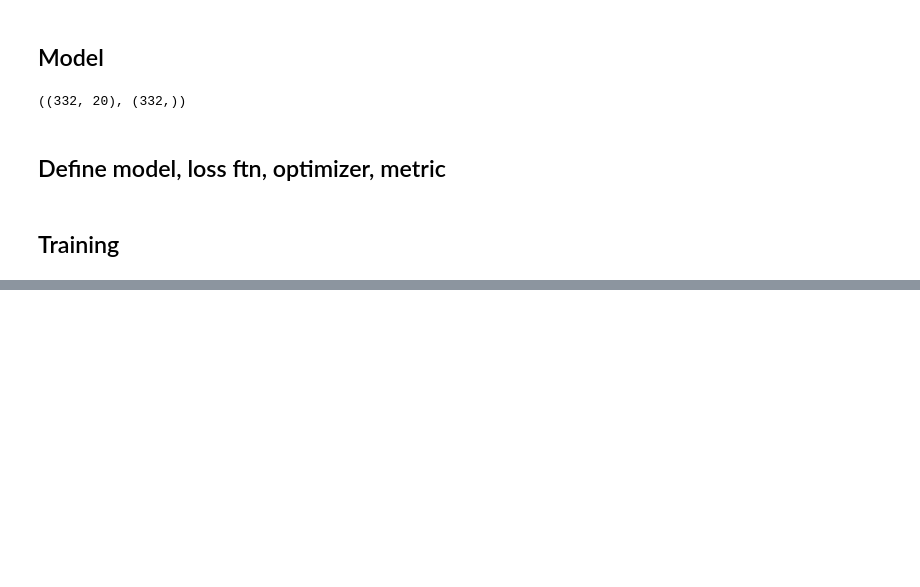
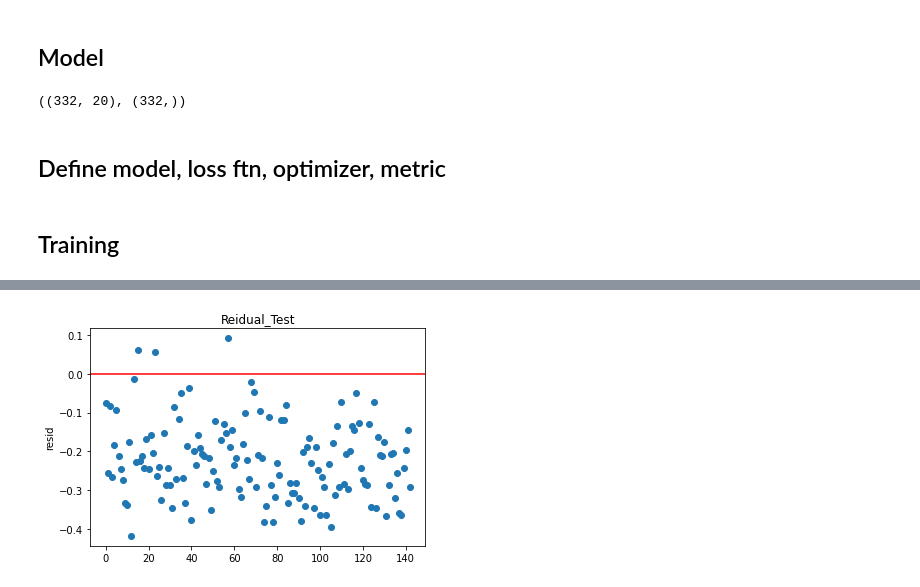
Before and after one commit to comojin1994/Machine_Learning, a Jupyter notebook: Regression/KBO_Batter_OPS_Estimate_MLP.ipynb, the cells around one changed output, grey strips where cells are left out. Drawn from its saved outputs; the diff is of its cells as text; code cells hidden in the pictures; blank space fills up the shorter version.

```diff
--- a/Regression/KBO_Batter_OPS_Estimate_MLP.ipynb
+++ b/Regression/KBO_Batter_OPS_Estimate_MLP.ipynb
@@ -360,0 +426,14 @@ dtype: float64
+# %%
+temp = test_y - model(np.array(test_x))
+# %%
+resid = []
+for t in temp.values[0]:
+  resid.append(t.numpy())
+# %%
+plt.scatter(np.arange(0, 143), resid, label='resid')
+plt.axhline(0, color='red')
+plt.title('Reidual_Test')
+plt.ylabel('resid')
+plt.show()
+# %% [output]
+[figure, added]
```
Also changed, not shown: parts of 22 cells of this notebook.
